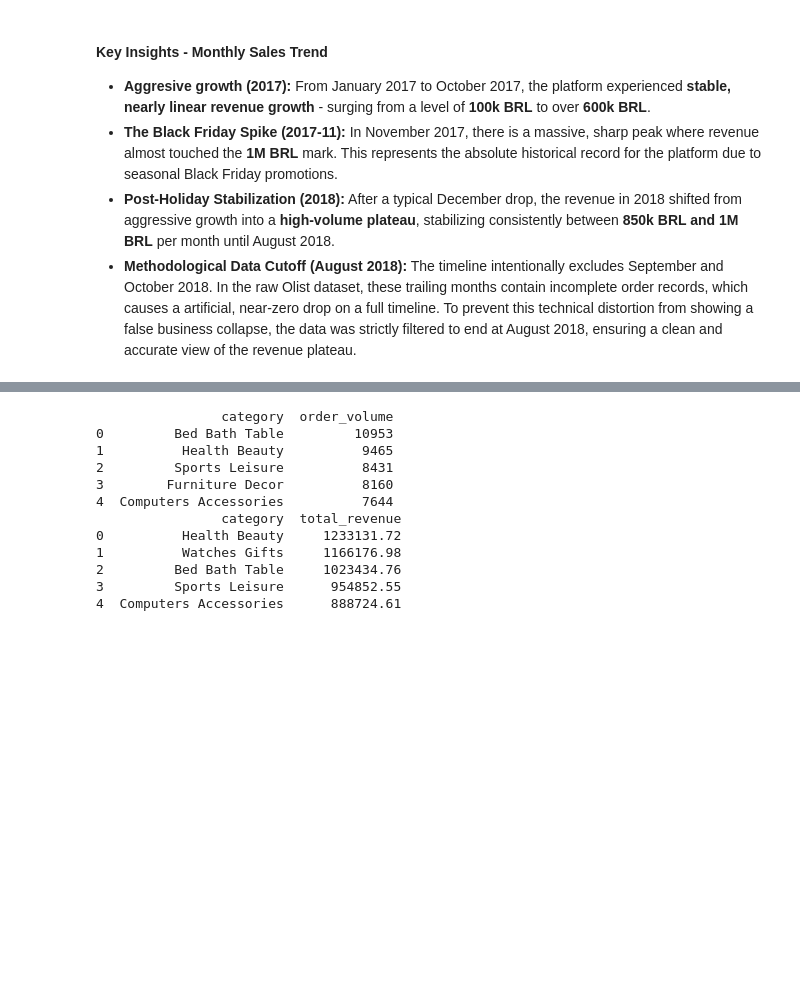
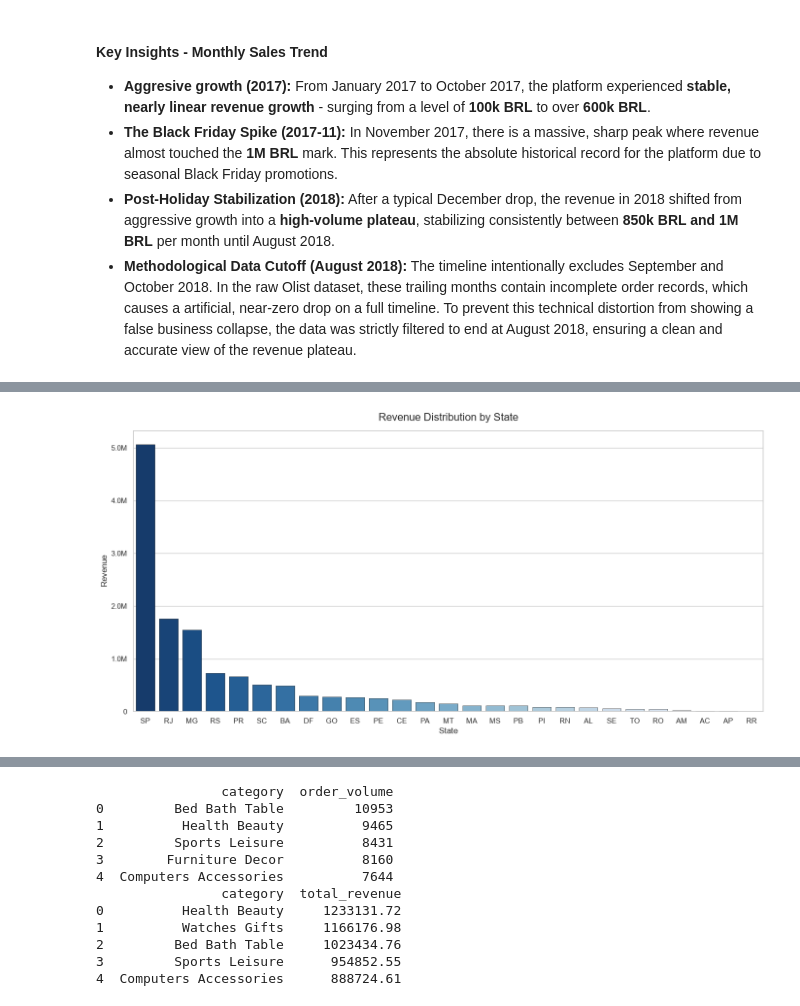
Before and after one commit to Chrzanisko/data-driven-ecommerce, a Jupyter notebook: notebooks/eda.ipynb, the cells around one changed output, grey strips where cells are left out. Drawn from its saved outputs; the diff is of its cells as text; code cells hidden in the pictures; blank space fills up the shorter version.

```diff
--- a/notebooks/eda.ipynb
+++ b/notebooks/eda.ipynb
@@ -76,0 +78,14 @@ plt.show()
+# %%
+query='''
+SELECT
+    c.customer_state AS state,
+    SUM(oi.price) AS revenue
+FROM customers c
+JOIN orders o ON o.customer_id=c.customer_id
+JOIN order_items oi ON oi.order_id=o.order_id
+WHERE  o.order_status = 'delivered'
+GROUP BY state
+ORDER BY revenue DESC;
+'''
+df_state = pd.read_sql(query, engine)
+df_state.head()
@@ -76,0 +99,24 @@ plt.show()
+# %%
+plt.figure(figsize=(14, 7), facecolor='white')
+ax = sns.barplot(
+    data=df_state,
+    x='state',
+    y='revenue',
+    hue='state',
+    order=df_state['state'],
+    legend=False,
+    palette="Blues_r",
+    edgecolor='black',
+    linewidth=0.4
+)
+plt.title('Revenue Distribution by State', fontsize=16, pad=15)
+plt.xlabel('State', fontsize=12)
+plt.ylabel('Revenue', fontsize=12)
+ax = plt.gca()
+ax.yaxis.set_major_formatter(ticker.FuncFormatter(lambda x, pos: f'{x*1e-6:.1f}M' if x >= 1e6 else f'{x*1e-3:.0f}k' if x >= 1e3 else f'{x:.0f}'))
+plt.tight_layout()
+
+plt.savefig(os.path.join(images_dir, 'Revenue_by_State.png'))
+plt.show()
+# %% [output]
+[figure, added]
```
Also changed, not shown: parts of 7 cells of this notebook, 1 other file.
